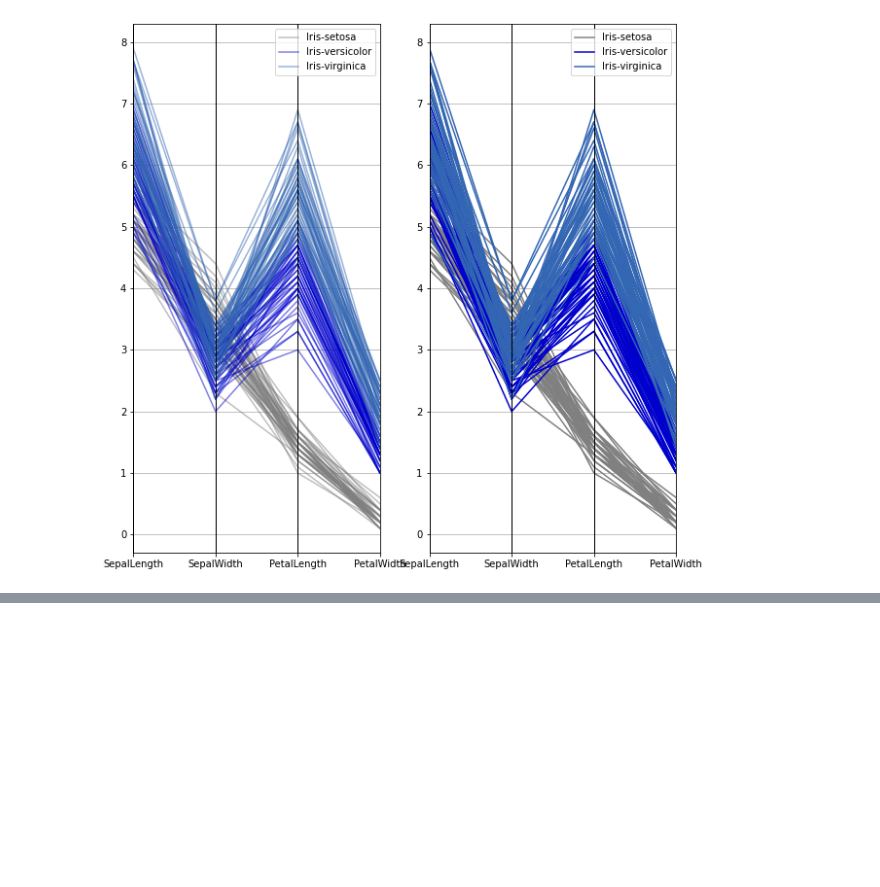
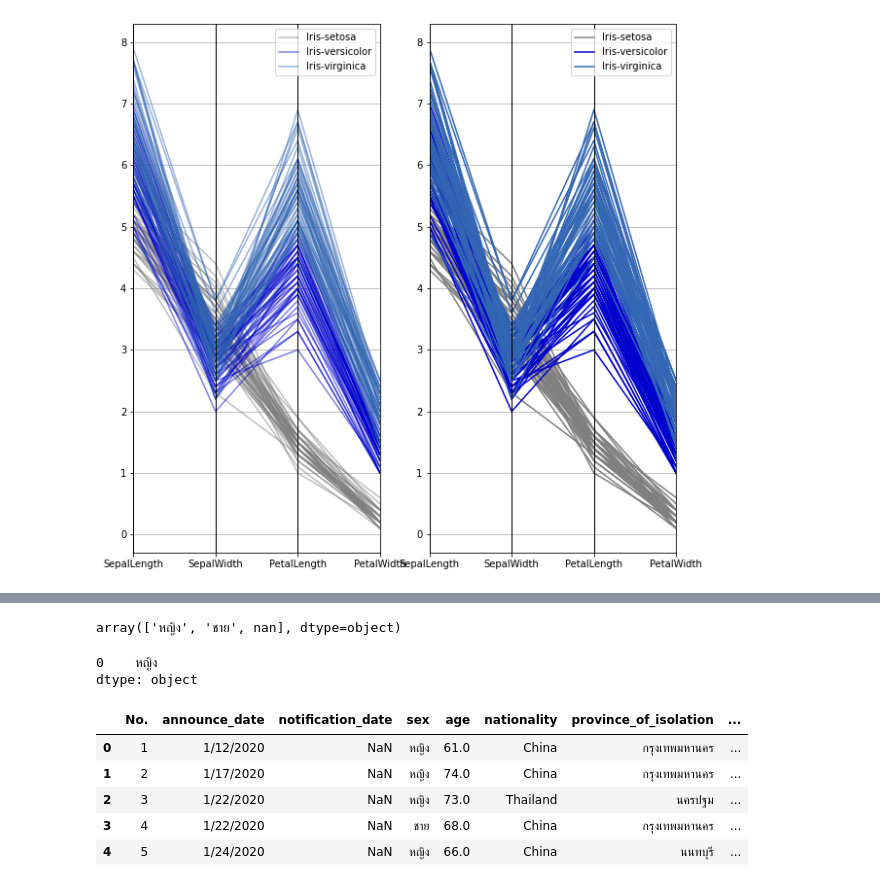
Before and after one commit to chuangchai49097/data_viz_2022, a Jupyter notebook: DataViz01_Table_Data.ipynb, the cells around one changed output, grey strips where cells are left out. Drawn from its saved outputs; the diff is of its cells as text; code cells hidden in the pictures; blank space fills up the shorter version.

```diff
--- a/DataViz01_Table_Data.ipynb
+++ b/DataViz01_Table_Data.ipynb
@@ -410,0 +185,3 @@ pd.plotting.parallel_coordinates(new_data_risk, 'risk', color=['r','y','k']);
+# %%
+avg_age = data_covid['age'].mean()
+data_covid['age'] = data_covid['age'].fillna(avg_age) # แทนค่าเฉลี่ยของอายุลงในค่าวาง
@@ -410,0 +202,19 @@ pd.plotting.parallel_coordinates(new_data_risk, 'risk', color=['r','y','k']);
+# %%
+data_covid['sex'].unique() # เช็คดูว่า sex เก็บค่าอะไรบ้าง
+# %% [output]
+array(['หญิง', 'ชาย', nan], dtype=object)
+# %%
+data_covid['sex'].mode() # หาค่าที่พบมากที่สุดของ sex โดยใช้ฐานนิยม
+# %% [output]
+0    หญิง
+dtype: object
+# %%
+data_covid = data_covid.fillna(value={'sex':'หญิง'}) # แทนค่า 'หญิง' แทนค่า missing
+data_covid.head()
+# %% [output]
+|  | No. | announce_date | notification_date | sex | age | nationality | province_of_isolation | ... |
+| 0 | 1 | 1/12/2020 | NaN | หญิง | 61.0 | China | กรุงเทพมหานคร | ... |
+| 1 | 2 | 1/17/2020 | NaN | หญิง | 74.0 | China | กรุงเทพมหานคร | ... |
+| 2 | 3 | 1/22/2020 | NaN | หญิง | 73.0 | Thailand | นครปฐม | ... |
+| 3 | 4 | 1/22/2020 | NaN | ชาย | 68.0 | China | กรุงเทพมหานคร | ... |
+| 4 | 5 | 1/24/2020 | NaN | หญิง | 66.0 | China | นนทบุรี | ... |
```
Also changed, not shown: parts of 88 cells of this notebook.
